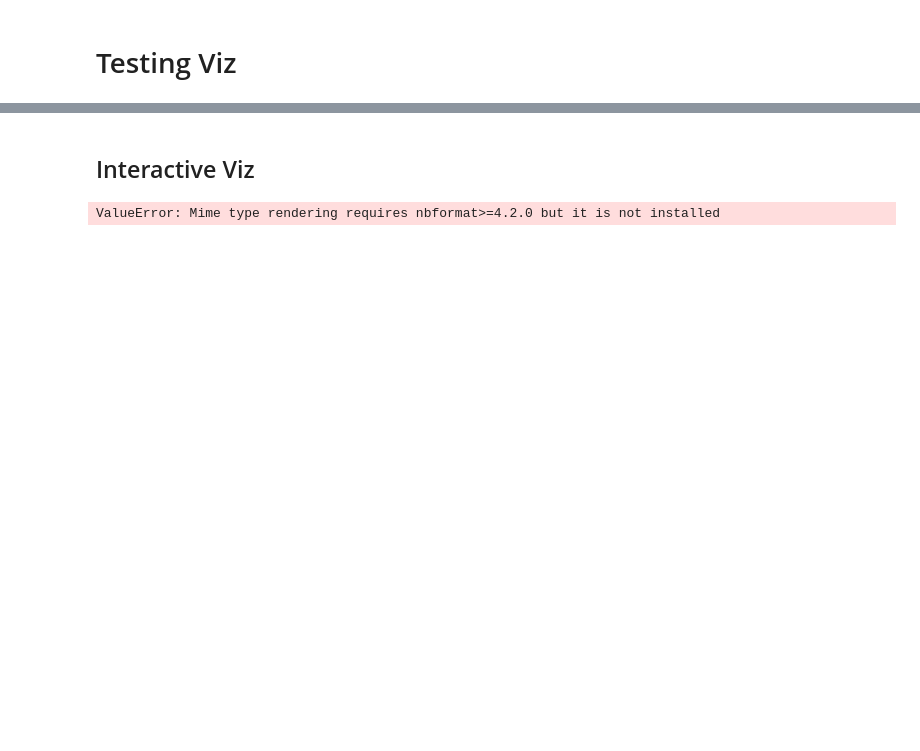
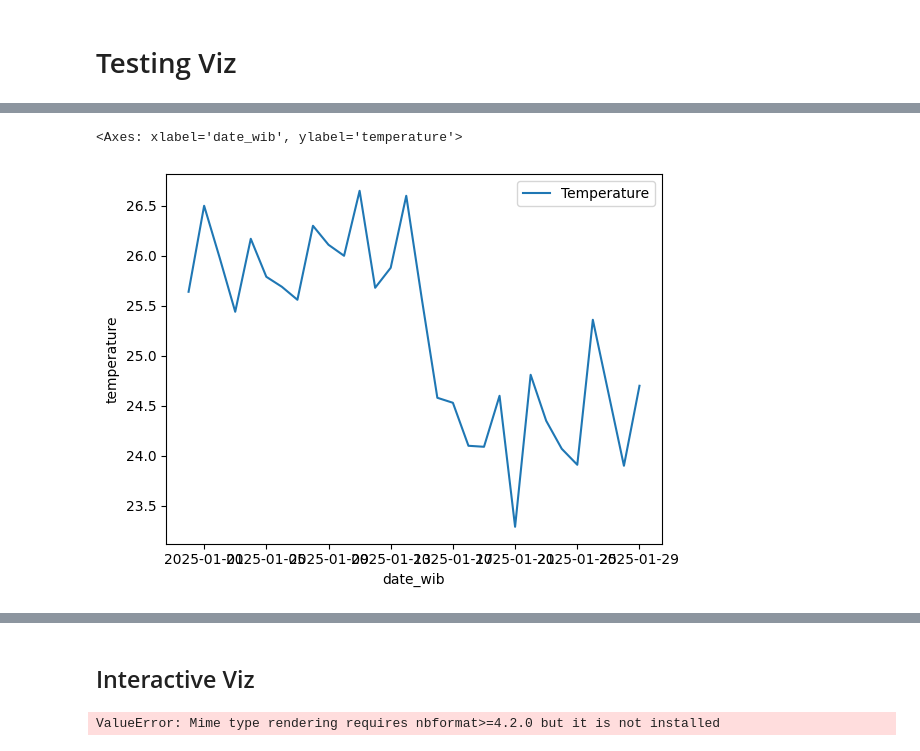
Before and after one commit to sakabmw/weather-dashboard, a Jupyter notebook: test.ipynb, the cells around one changed output, grey strips where cells are left out. Drawn from its saved outputs; the diff is of its cells as text; code cells hidden in the pictures; blank space fills up the shorter version.

```diff
--- a/test.ipynb
+++ b/test.ipynb
@@ -302,0 +330,5 @@ plt.show()
+# %%
+sns.lineplot(data=weather_data, x="date_wib", y="temperature", label="Temperature")
+# %% [output]
+<Axes: xlabel='date_wib', ylabel='temperature'>
+[figure, added]
```
Also changed, not shown: parts of 13 cells of this notebook.
